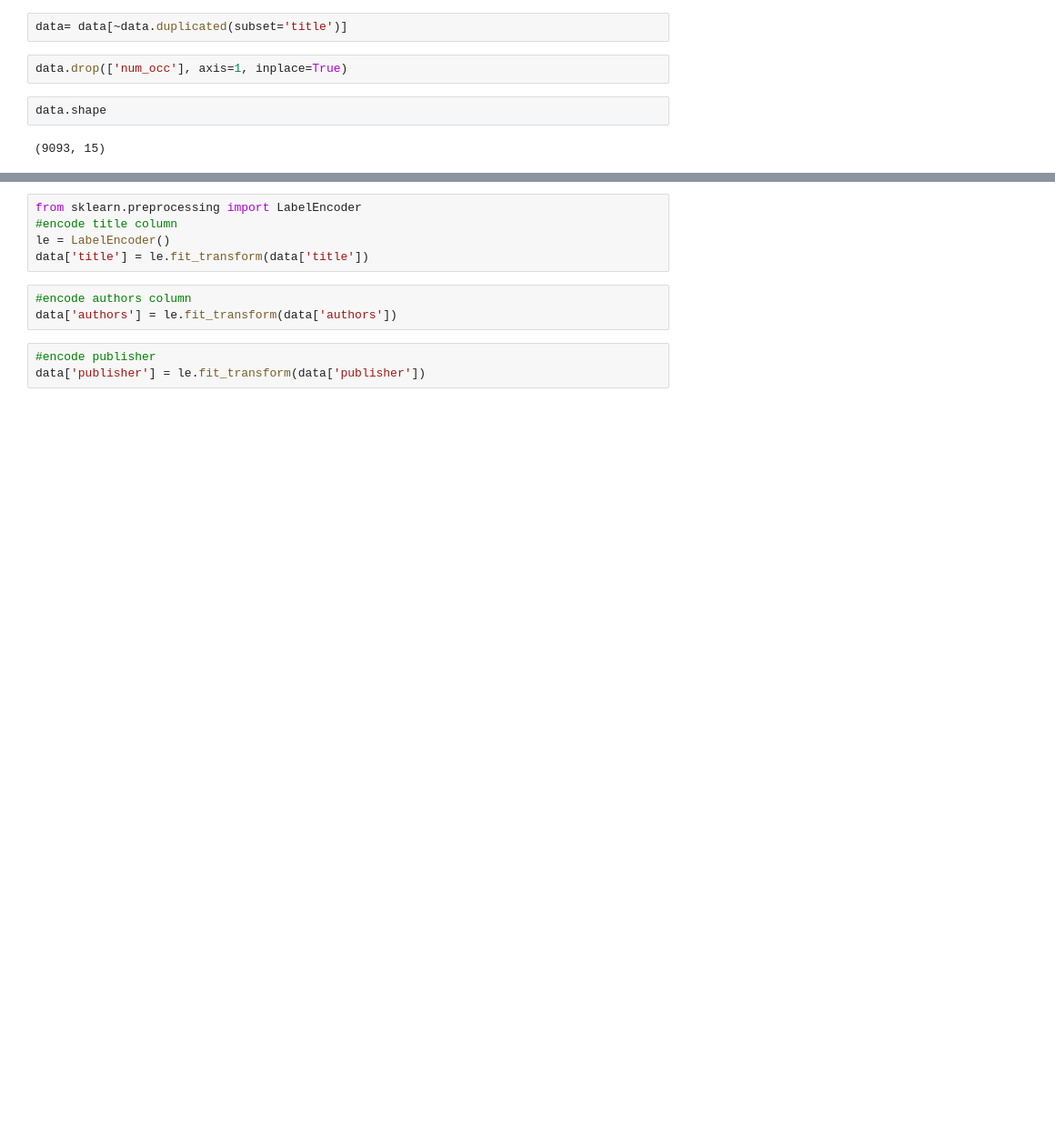
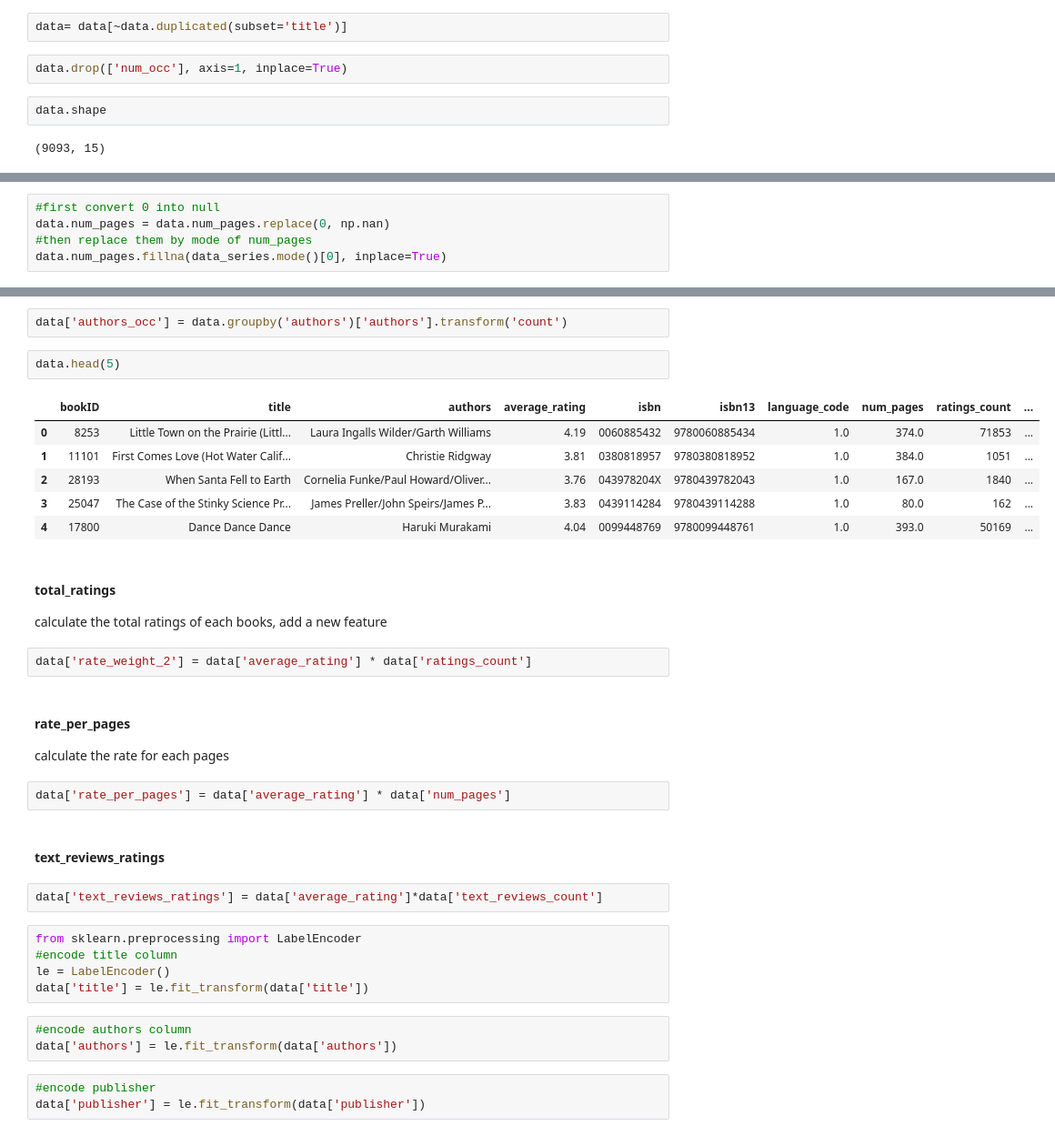
Before and after one commit to ENWEIZHOU/book_rating_predictor, a Jupyter notebook: BookRatingPredictions.ipynb, the cells around one changed output, grey strips where cells are left out. Shown at 91% size. Cells and saved outputs as stored; diff of their text form; blank space fills up the shorter version.

```diff
--- a/BookRatingPredictions.ipynb
+++ b/BookRatingPredictions.ipynb
@@ -373,0 +417,5 @@ data.shape
+# %%
+#first convert 0 into null
+data.num_pages = data.num_pages.replace(0, np.nan)
+#then replace them by mode of num_pages
+data.num_pages.fillna(data_series.mode()[0], inplace=True)
@@ -374,3 +435,28 @@ data.shape
+# %%
+data['authors_occ'] = data.groupby('authors')['authors'].transform('count')
+# %%
+data.head(5)
+# %% [output]
+|  | bookID | title | authors | average_rating | isbn | isbn13 | language_code | num_pages | ratings_count | ... |
+| 0 | 8253 | Little Town on the Prairie (Littl... | Laura Ingalls Wilder/Garth Williams | 4.19 | 0060885432 | 9780060885434 | 1.0 | 374.0 | 71853 | ... |
+| 1 | 11101 | First Comes Love (Hot Water Calif... | Christie Ridgway | 3.81 | 0380818957 | 9780380818952 | 1.0 | 384.0 | 1051 | ... |
+| 2 | 28193 | When Santa Fell to Earth | Cornelia Funke/Paul Howard/Oliver... | 3.76 | 043978204X | 9780439782043 | 1.0 | 167.0 | 1840 | ... |
+| 3 | 25047 | The Case of the Stinky Science Pr... | James Preller/John Speirs/James P... | 3.83 | 0439114284 | 9780439114288 | 1.0 | 80.0 | 162 | ... |
+| 4 | 17800 | Dance Dance Dance | Haruki Murakami | 4.04 | 0099448769 | 9780099448761 | 1.0 | 393.0 | 50169 | ... |
+# %% [markdown]
+#### total_ratings
+calculate the total ratings of each books, add a new feature
+# %%
+data['rate_weight_2'] = data['average_rating'] * data['ratings_count']
+# %% [markdown]
+#### rate_per_pages
+calculate the rate for each pages
+# %%
+data['rate_per_pages'] = data['average_rating'] * data['num_pages']
+# %% [markdown]
+#### text_reviews_ratings
+# %%
+data['text_reviews_ratings'] = data['average_rating']*data['text_reviews_count']
 # %%
 from sklearn.preprocessing import LabelEncoder
 #encode title column
```
Also changed, not shown: parts of 32 cells of this notebook.
